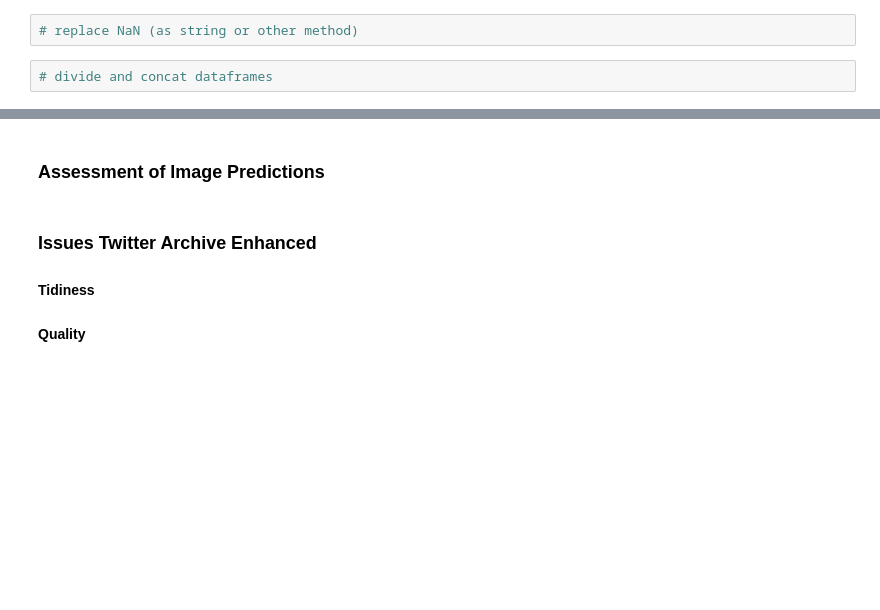
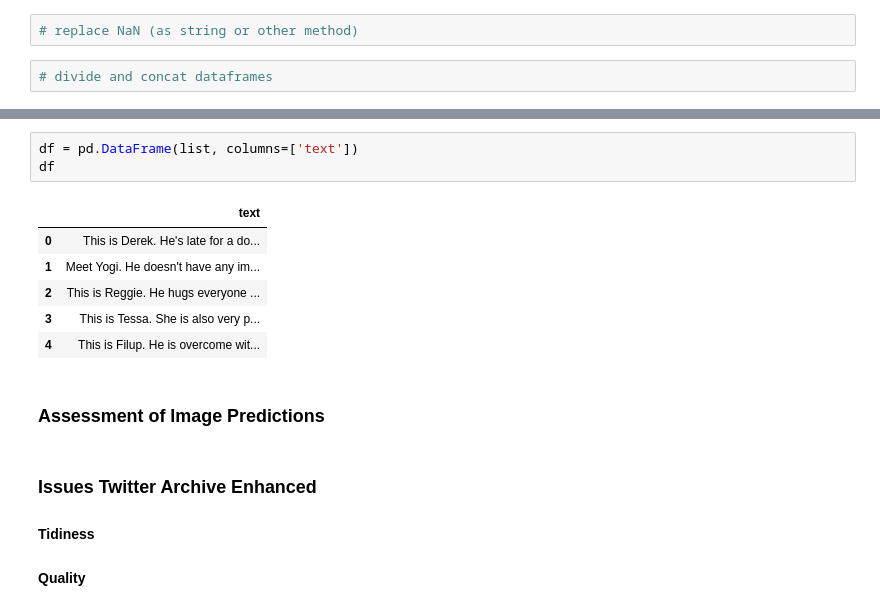
Before and after one commit to anneruhnke/data_wrangling, a Jupyter notebook: wrangle_act.ipynb, the cells around one changed output, grey strips where cells are left out. Cells and saved outputs as stored; diff of their text form; blank space fills up the shorter version.

```diff
--- a/wrangle_act.ipynb
+++ b/wrangle_act.ipynb
@@ -356,3 +392,13 @@ tae.loc[0:4]
+# %%
+df = pd.DataFrame(list, columns=['text'])
+df
+# %% [output]
+|  | text |
+| 0 | This is Derek. He's late for a do... |
+| 1 | Meet Yogi. He doesn't have any im... |
+| 2 | This is Reggie. He hugs everyone ... |
+| 3 | This is Tessa. She is also very p... |
+| 4 | This is Filup. He is overcome wit... |
 # %% [markdown]
 ### Assessment of Image Predictions
 # %% [markdown]
```
Also changed, not shown: parts of 15 cells of this notebook.
